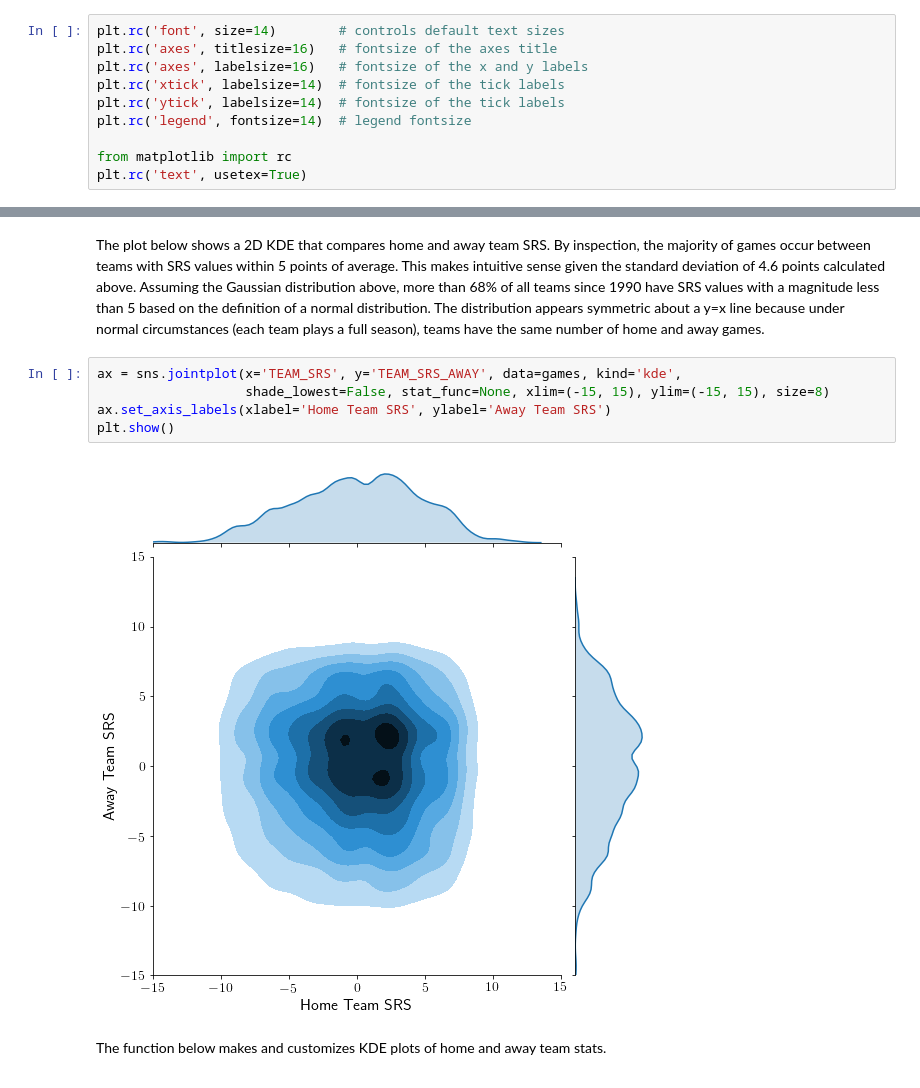
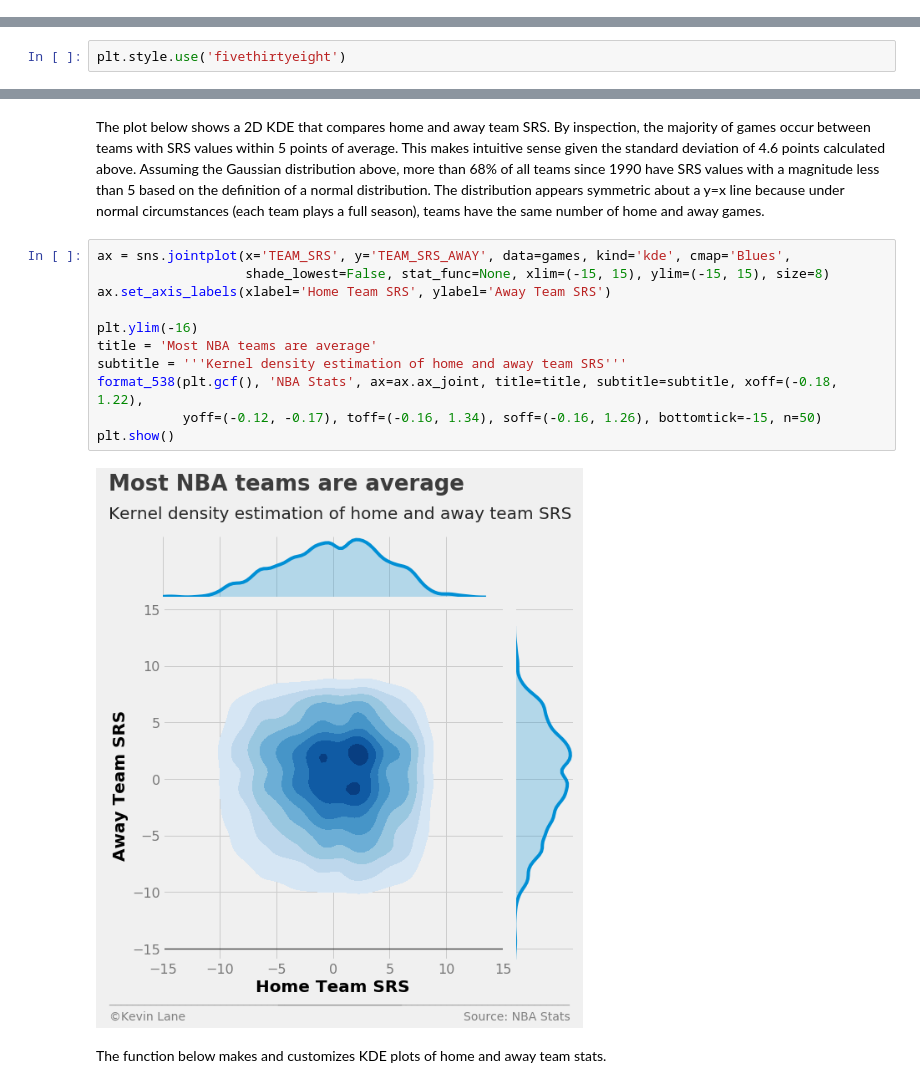
Before and after one commit to cedev935/databall-betting, a Jupyter notebook: notebooks/data-exploration.ipynb, the cells around one changed output, grey strips where cells are left out. Cells and saved outputs as stored; diff of their text form.

```diff
--- a/notebooks/data-exploration.ipynb
+++ b/notebooks/data-exploration.ipynb
@@ -30,10 +29,0 @@ The code below simply customizes font sizes for all the plots that follow.
-# %%
-plt.rc('font', size=14)        # controls default text sizes
-plt.rc('axes', titlesize=16)   # fontsize of the axes title
-plt.rc('axes', labelsize=16)   # fontsize of the x and y labels
-plt.rc('xtick', labelsize=14)  # fontsize of the tick labels
-plt.rc('ytick', labelsize=14)  # fontsize of the tick labels
-plt.rc('legend', fontsize=14)  # legend fontsize
-
-from matplotlib import rc
-plt.rc('text', usetex=True)
@@ -45,3 +32,5 @@ def print_df(df):
+# %%
+plt.style.use('fivethirtyeight')
 # %% [markdown]
 We then need to connect to the database generated during the [data wrangling](data-wrangling.md) process.
 # %%
@@ -343,12 +347,18 @@ games = games.merge(seasons, left_on=['SEASON', 'AWAY_TEAM_ID'], right_on=['SEAS
 # %% [markdown]
 The plot below shows a 2D KDE that compares home and away team SRS. By inspection, the majority of games occur between teams with SRS values within 5 points of average. This makes intuitive sense given the standard deviation of 4.6 points calculated above. Assuming the Gaussian distribution above, more than 68% of all teams since 1990 have SRS values with a magnitude less than 5 based on the definition of a normal distribution. The distribution appears symmetric about a y=x line because under normal circumstances (each team plays a full season), teams have the same number of home and away games.
 # %%
-ax = sns.jointplot(x='TEAM_SRS', y='TEAM_SRS_AWAY', data=games, kind='kde',
+ax = sns.jointplot(x='TEAM_SRS', y='TEAM_SRS_AWAY', data=games, kind='kde', cmap='Blues',
                    shade_lowest=False, stat_func=None, xlim=(-15, 15), ylim=(-15, 15), size=8)
 ax.set_axis_labels(xlabel='Home Team SRS', ylabel='Away Team SRS')
+
+plt.ylim(-16)
+title = 'Most NBA teams are average'
+subtitle = '''Kernel density estimation of home and away team SRS'''
+format_538(plt.gcf(), 'NBA Stats', ax=ax.ax_joint, title=title, subtitle=subtitle, xoff=(-0.18, 1.22),
+           yoff=(-0.12, -0.17), toff=(-0.16, 1.34), soff=(-0.16, 1.26), bottomtick=-15, n=50)
 plt.show()
 # %% [output]
-[figure, old version]
+[figure, new version]
 # %% [markdown]
 The function below makes and customizes KDE plots of home and away team stats.
 # %%
```
Also changed, not shown: parts of 41 cells of this notebook.
